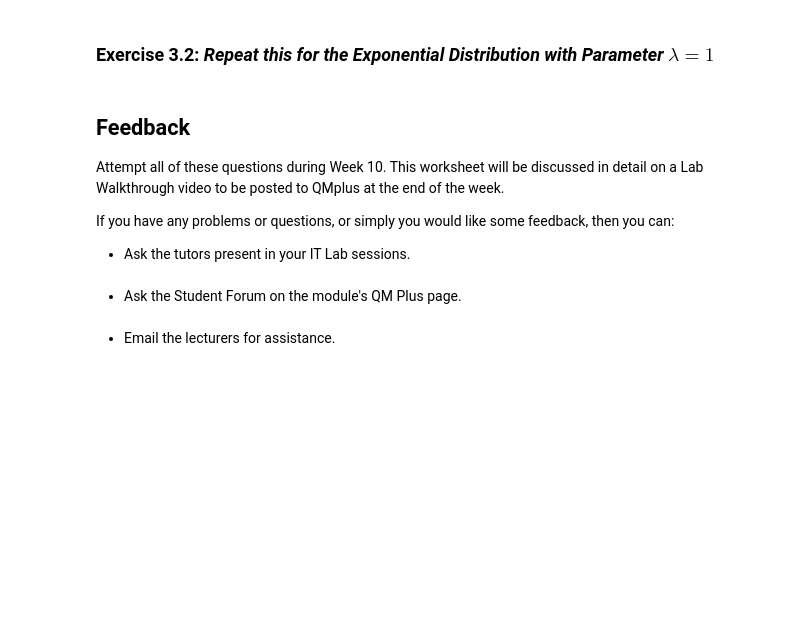
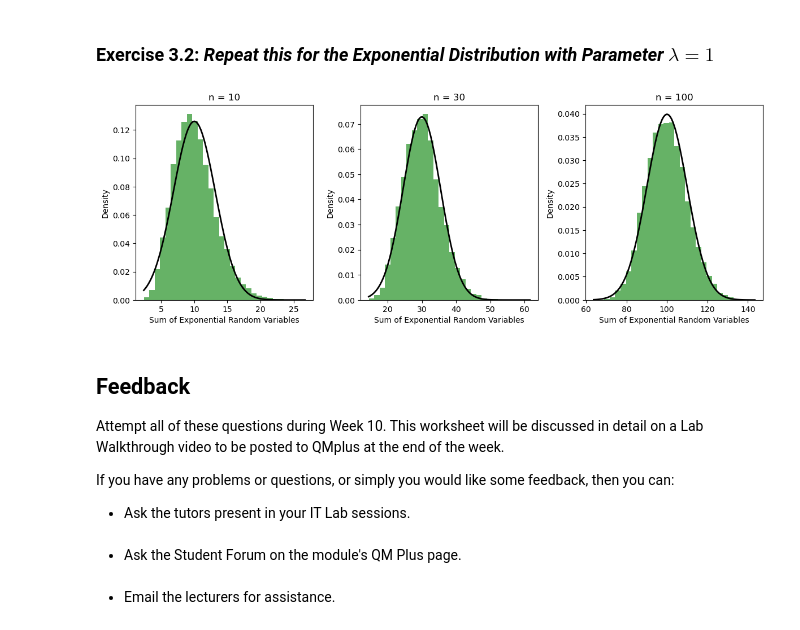
Before and after one commit to Mahamed-uk/MTH4000, a Jupyter notebook: Week 10 Lab Workbook.ipynb, the cells around one changed output. Saved outputs shown, nothing was run; the diff lists cells and outputs as text; code cells hidden in the pictures; blank space fills up the shorter version.

```diff
--- a/Week 10 Lab Workbook.ipynb
+++ b/Week 10 Lab Workbook.ipynb
@@ -187,5 +232,50 @@ For $n=10$, $30$, and $100$, plot the resulting histograms and the corresponding
 # %% [markdown]
 <h3> Exercise 3.2: <em> Repeat this for the Exponential Distribution with Parameter $\lambda = 1$ </em> </h3>
+# %%
+import numpy as np
+import matplotlib.pyplot as plt
+from scipy.stats import norm
+
+# Function to generate sums of exponential random variables
+def generate_sum_of_exponentials(n, samples=10000):
+    # Generate exponential random variables (lambda = 1)
+    random_variables = np.random.exponential(scale=1, size=(samples, n))
+    # Calculate the sum of each row (i.e., sum of n exponential random variables)
+    sums = random_variables.sum(axis=1)
+    return sums
+
+# Plotting function for exponential distribution sums
+def plot_histograms():
+    n_values = [10, 30, 100]  # Values for n (number of exponential random variables)
+    samples = 10000  # Number of samples
+    plt.figure(figsize=(12, 8))
+
+    for i, n in enumerate(n_values):
+        sums = generate_sum_of_exponentials(n, samples)
+
+        # Plot histogram
+        plt.subplot(2, 3, i+1)
+        plt.hist(sums, bins=30, density=True, alpha=0.6, color='g')
+
+        # Plot normal distribution
+        mean = n  # Mean of the sum of n exponential random variables (since mean = n)
+        std_dev = np.sqrt(n)  # Standard deviation for the sum of n exponential random variables
+        x = np.linspace(min(sums), max(sums), 100)
+        plt.plot(x, norm.pdf(x, mean, std_dev), 'k-', lw=2)
+
+        # Title and labels
+        plt.title(f'n = {n}')
+        plt.xlabel('Sum of Exponential Random Variables')
+        plt.ylabel('Density')
+
+    # Show the plot
+    plt.tight_layout()
+    plt.show()
+
+# Call the plotting function
+plot_histograms()
+# %% [output]
+[figure, added]
 # %% [markdown]
 <h2> Feedback </h2>
 
```
Also changed, not shown: parts of 1 cell of this notebook.
